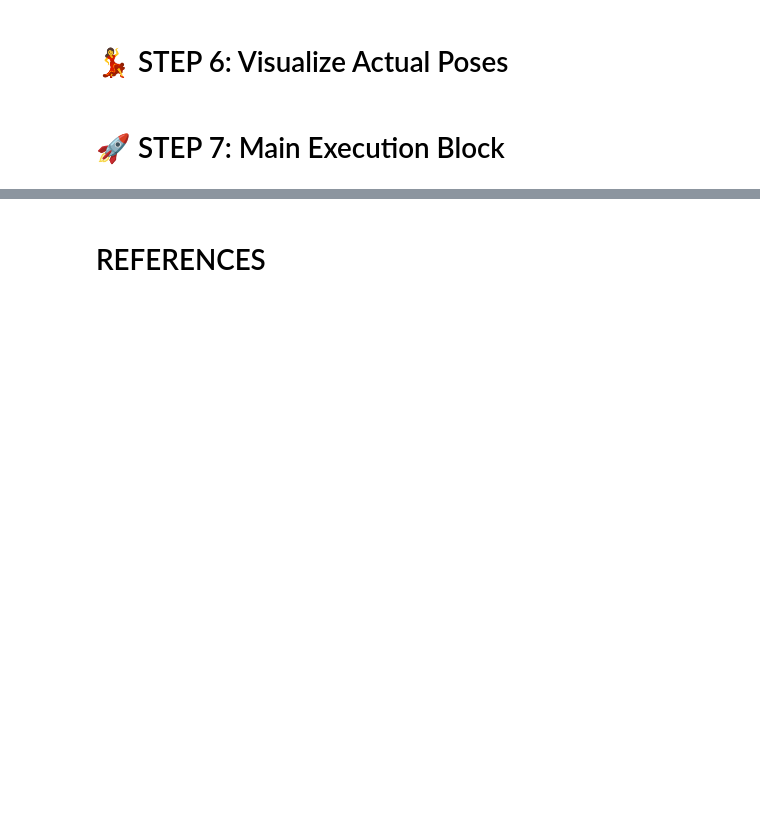
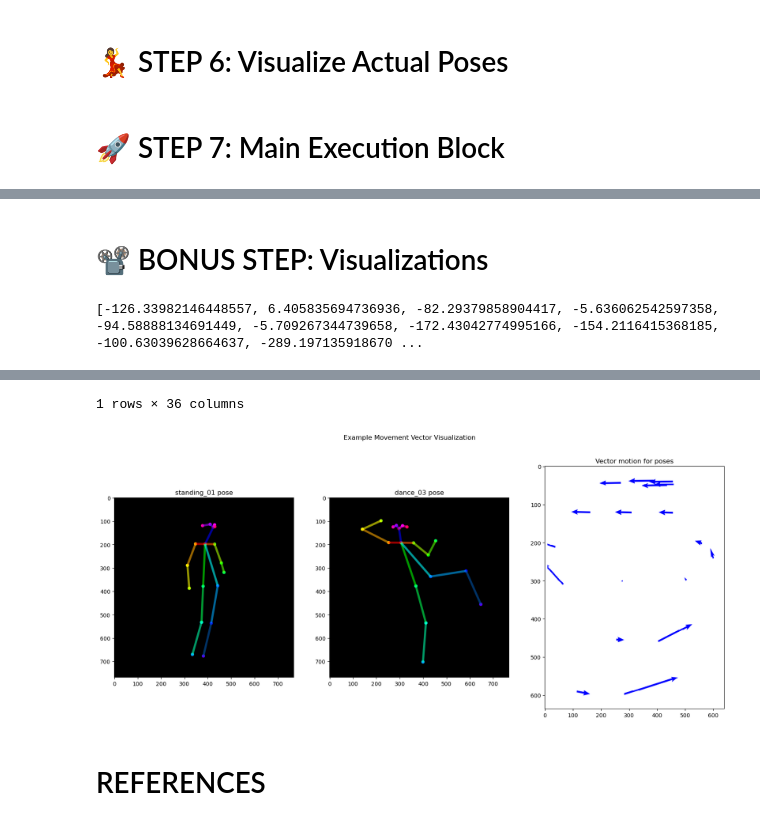
Before and after one commit to HiromiCota/CS506_TeamProject, a Jupyter notebook: sub3_dancemoves.ipynb, the cells around one changed output, grey strips where cells are left out. Saved outputs shown, nothing was run; the diff lists cells and outputs as text; code cells hidden in the pictures; blank space fills up the shorter version.

Commit message:
Added visualization module

```diff
--- a/sub3_dancemoves.ipynb
+++ b/sub3_dancemoves.ipynb
@@ -209 +210,3 @@ Epoch 20/20, Loss: 0.1098
 Model saved to sub3_dancemoves_model.pt
+# %% [markdown]
+# 📽️ BONUS STEP: Visualizations
@@ -209,0 +269,28 @@ Model saved to sub3_dancemoves_model.pt
+# %%
+labels = generate_column_labels()
+
+standing_pose = read_one_pose("standing_01.json")
+kicking_pose = read_one_pose("dance_03.json")
+standing_df = DataFrame(np.array(standing_pose).reshape(-1,len(standing_pose)),columns=labels)
+kicking_df = DataFrame(np.array(kicking_pose).reshape(-1,len(kicking_pose)), columns=labels)
+movement_df = coords_to_vectors(standing_df, kicking_df, labels=labels)
+generate_vector_graph(standing_df, movement_df, "Example Kick Move","example_kick")
+
+img_dir = "submission1/post_images/"
+standing_img = img_dir + "standing_01.png"
+standing_img = plt.imread(standing_img)
+kicking_img = img_dir + "dance_03.png"
+kicking_img = plt.imread(kicking_img)
+vector_img = "diagrams/example_kick.png"
+vector_img = plt.imread(vector_img)
+fig, axarr = plt.subplots(1,3, figsize=[20,8])
+fig.suptitle("Example Movement Vector Visualization")
+axarr[0].imshow(standing_img)
+axarr[0].title.set_text("standing_01 pose")
+axarr[1].imshow(kicking_img)
+axarr[1].title.set_text("dance_03 pose")
+axarr[2].imshow(vector_img,interpolation='nearest',aspect='auto')
+axarr[2].title.set_text("Vector motion for poses")
+plt.show()
+# %% [output]
+[-126.33982146448557, 6.405835694736936, -82.29379858904417, -5.636062542597358, -94.58888134691449, -5.709267344739658, -172.43042774995166, -154.2116415368185, -100.63039628664637, -289.197135918670 ...
@@ -210,3 +299,5 @@ Model saved to sub3_dancemoves_model.pt
+1 rows × 36 columns
+[figure, added]
 # %% [markdown]
 # REFERENCES
 # %% [markdown]
```
Also changed, not shown: parts of 4 cells of this notebook, 4 other files.
